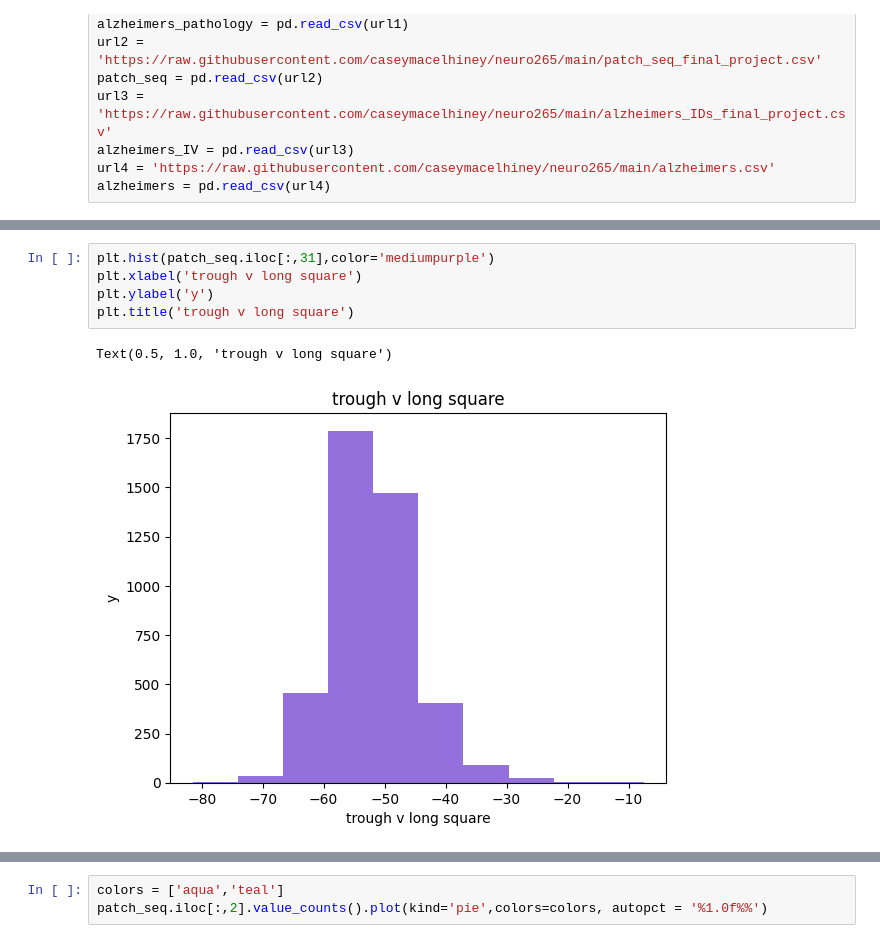
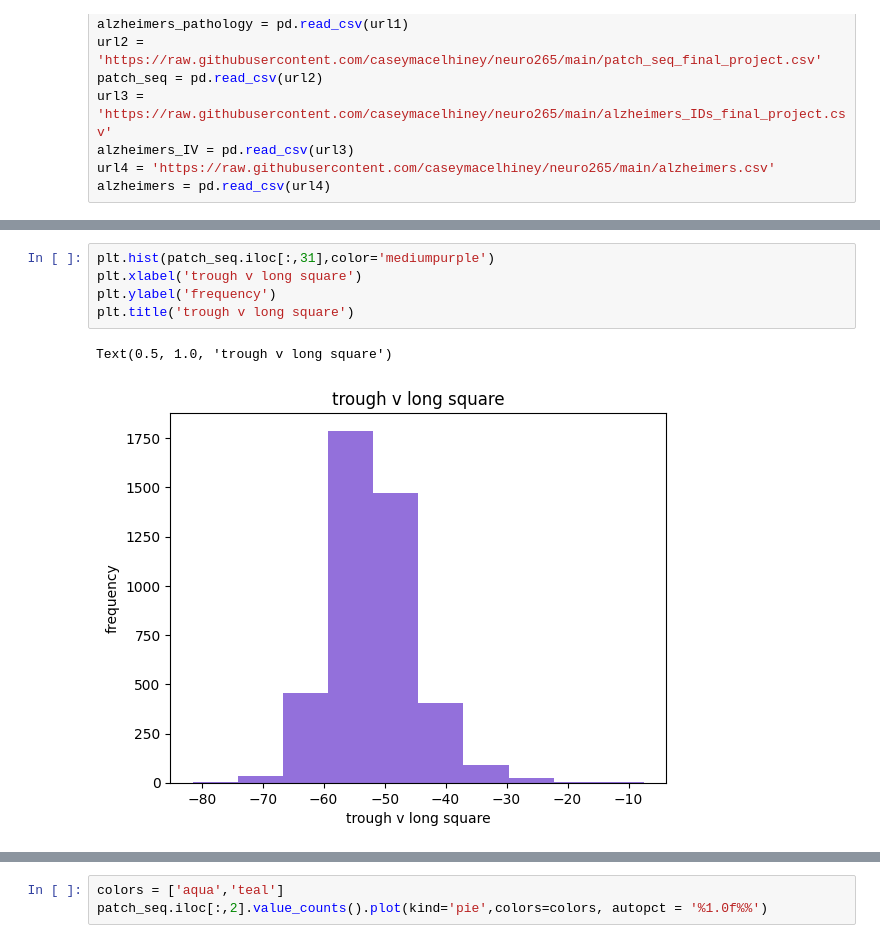
Before and after one commit to caseymacelhiney/neuro265, a Jupyter notebook: final_project.ipynb, the cells around one changed output, grey strips where cells are left out. Cells and saved outputs as stored; diff of their text form.

```diff
--- a/final_project.ipynb
+++ b/final_project.ipynb
@@ -68,11 +38,11 @@ Text(0.5, 1.0, 'percent pTDP43 positive area of grey matter')
 # %%
 plt.hist(patch_seq.iloc[:,31],color='mediumpurple')
 plt.xlabel('trough v long square')
-plt.ylabel('y')
+plt.ylabel('frequency')
 plt.title('trough v long square')
 # %% [output]
 Text(0.5, 1.0, 'trough v long square')
-[figure, old version]
+[figure, new version]
 # %%
 plt.hist(patch_seq.iloc[:,33],color='plum')
 plt.xlabel('trough v short square')
```
Also changed, not shown: parts of 7 cells of this notebook.
